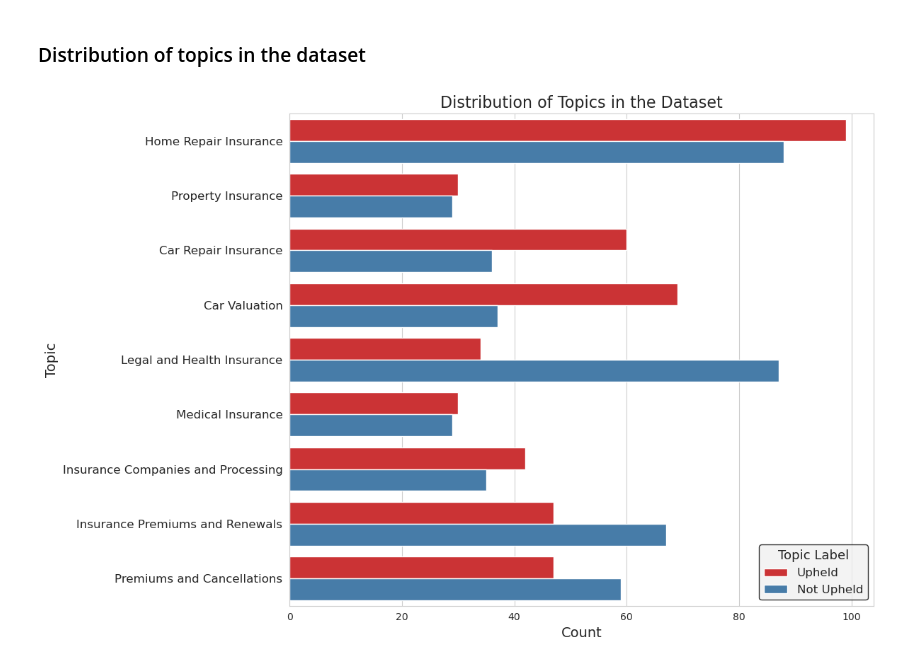
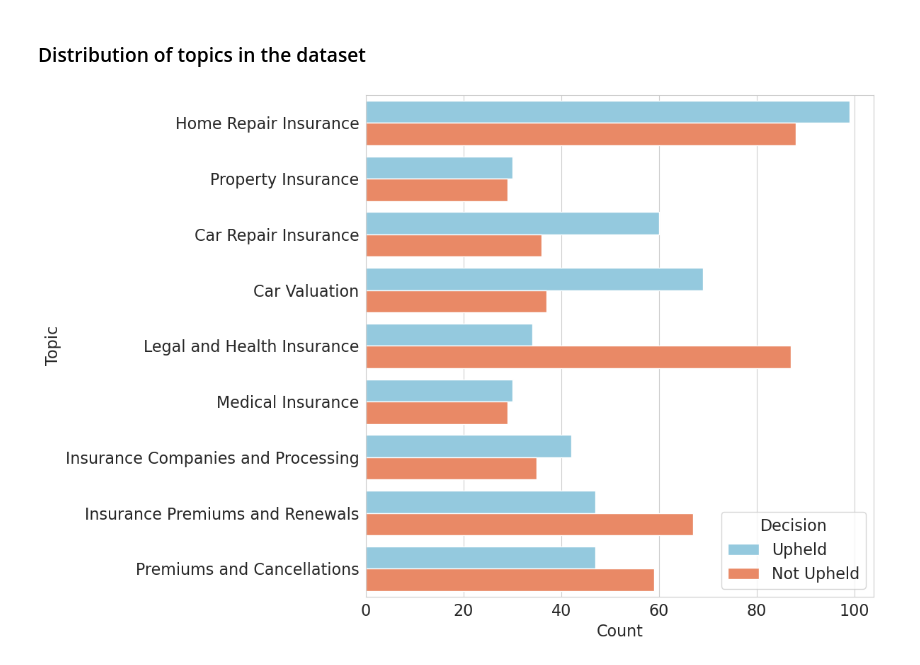
Before and after one commit to LeleVibrato/sb-code, a Jupyter notebook: eda_topic_model.ipynb, the cells around one changed output. Saved outputs shown, nothing was run; the diff lists cells and outputs as text; code cells hidden in the pictures.

```diff
--- a/eda_topic_model.ipynb
+++ b/eda_topic_model.ipynb
@@ -273,38 +288,38 @@ for topic_id in range(4):
 # %%
 # assign topics to the documents
 topics = [max(lda_model[doc], key=lambda x: x[1])[0] for doc in corpus]
 
 # create a dataframe with the topics
 df_topics = pd.DataFrame({'topic': topics, 'topic_label': train_labels})
 
 def plot_topic_distribution(df_topics, dict_topics):
     df_topics['topic_label'] = df_topics['topic_label'].map({1: 'Upheld', 0: 'Not Upheld'})
     df_topics['topic'] = df_topics['topic'].map(dict_topics)
 
     sns.set_style("whitegrid")
     plt.figure(figsize=(12, 8))
-    sns.countplot(y='topic', hue='topic_label', data=df_topics, palette='Set1')
+    sns.countplot(y='topic', hue='topic_label', data=df_topics, palette={'Upheld': 'skyblue', 'Not Upheld': 'coral'})
 
-    plt.title('Distribution of Topics in the Dataset', fontsize=16)
-    plt.ylabel('Topic', fontsize=14)
-    plt.xlabel('Count', fontsize=14)
-    legend = plt.legend(title='Topic Label', fontsize=12, title_fontsize='13', loc='lower right')
+    # plt.title('Distribution of Topics in the Dataset', fontsize=16)
+    plt.ylabel('Topic', fontsize=16)
+    plt.xlabel('Count', fontsize=16)
+    legend = plt.legend(title='Decision', fontsize=16, title_fontsize='16', loc='lower right')
     frame = legend.get_frame()
-    frame.set_color('#f0f0f0')
-    frame.set_edgecolor('black')
 
-    plt.yticks(fontsize=12)
+
+    plt.yticks(fontsize=16)
+    plt.xticks(fontsize=16)
     plt.tight_layout()
 
     if not os.path.exists('plots'):
         os.makedirs('plots')
     plt.savefig('plots/topic-distribution.png', dpi=300)
     plt.show()
 
 
 plot_topic_distribution(df_topics, dict_topics)
 # %% [output]
-[figure, old version]
+[figure, new version]
 # %%
 # calculate the topic distribution for each label (percentage)
 topic_distribution = df_topics.groupby('topic_label')['topic'].value_counts(normalize=True).unstack()
```
Also changed, not shown: parts of 5 cells of this notebook, 27 other files.
